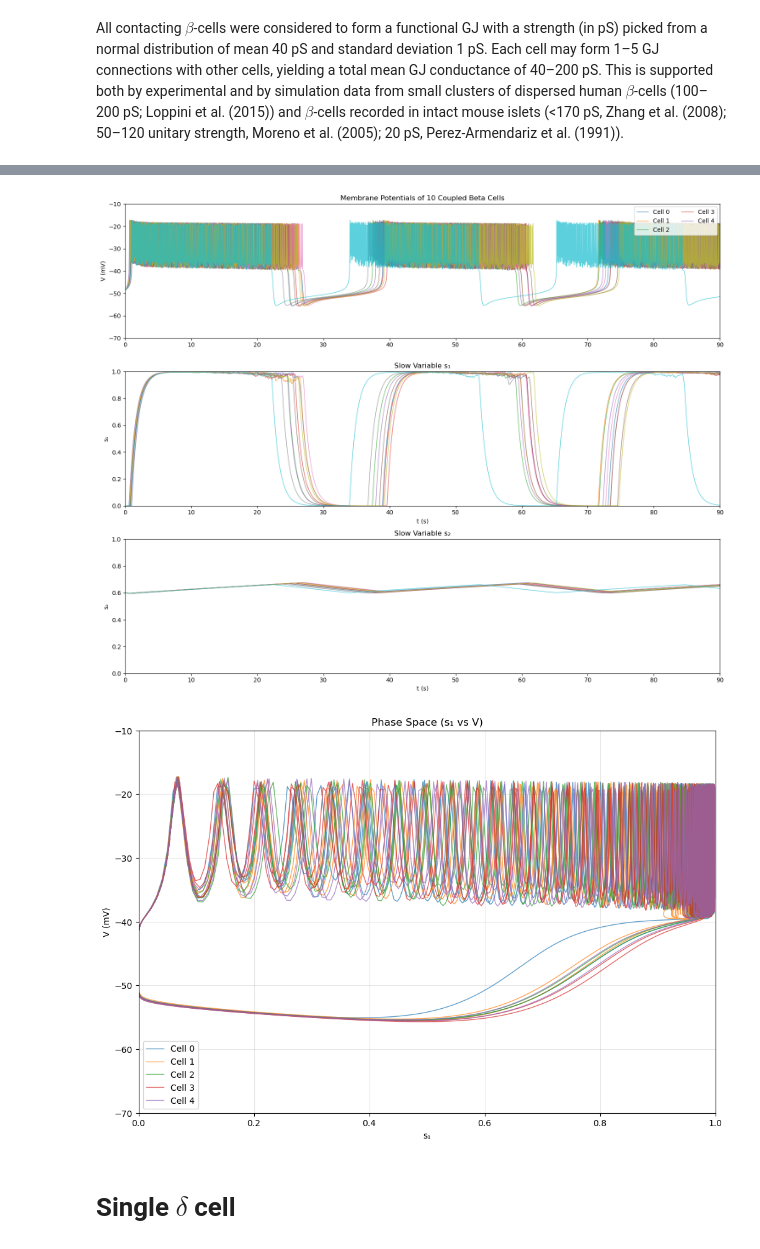
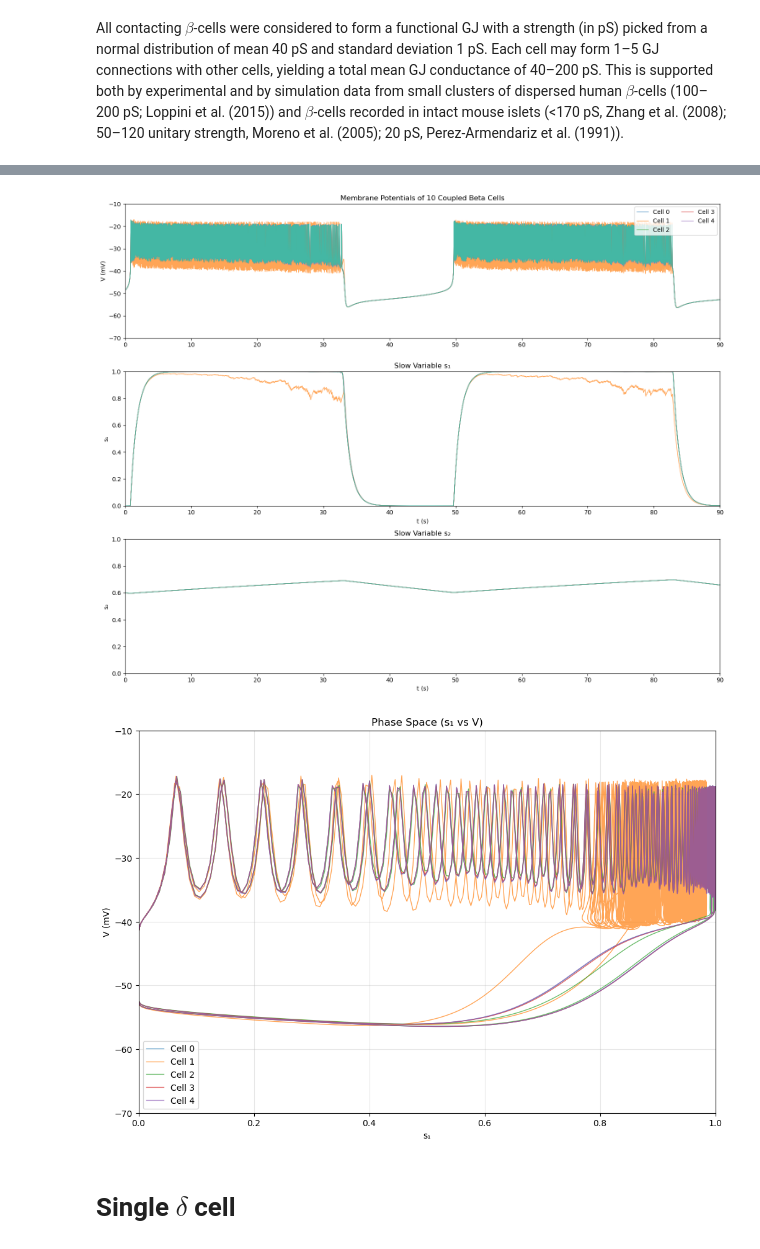
Before and after one commit to caterer-z-t/Synthetic_Secretion, a Jupyter notebook: models/beta_and_delta.ipynb, the cells around one changed output, grey strips where cells are left out. Drawn from its saved outputs; the diff is of its cells as text; code cells hidden in the pictures.

Commit message:
working on coupled beta/delta cell model

```diff
--- a/models/beta_and_delta.ipynb
+++ b/models/beta_and_delta.ipynb
@@ -164,7 +164,7 @@ class SingleBetaCell:
         self.vn = vn
         self.sn = sn
 
-    def dynamics(self, t, x):
+    def dynamics(self, t, x, v_neighbors=0, g_total=0):
         """Calculate the dynamics of the beta cell model"""
         # Unpack variables
         v, n, s1, s2 = x
@@ -183,8 +183,10 @@ class SingleBetaCell:
         is1 = self.gs1 * s1 * (v - self.vk)
         is2 = self.gs2 * s2 * (v - self.vk)
 
+        igj = g_total * (v_neighbors - v) if g_total > 0 else 0
+
         # Differential equations
-        vdot = -(ica + ik + il + is1 + is2) / self.cm
+        vdot = -(ica + ik + il + is1 + is2 - igj) / self.cm
         ndot = self.lambda_ * (ninf - n) / taun
         s1dot = (s1inf - s1) / self.taus1
         s2dot = (s2inf - s2) / self.taus2
@@ -577,10 +594,15 @@ class BetaCellNetwork:
         plt.show()
 # %%
 def main():
-    # Create a network of 10 beta cells
+    # Create a network of 10 beta cells w/ gap junctions
     network = BetaCellNetwork(
-        num_cells=10, mean_gj=150000, std_gj=10000, min_connections=1, max_connections=5
+        num_cells=10, mean_gj=40, std_gj=8, min_connections=1, max_connections=5
     )
+
+    # No gap junctions, de-synchronized
+    # network = BetaCellNetwork(
+    #    num_cells=10, mean_gj=0, std_gj=0, min_connections=1, max_connections=5
+    # )
 
     # Visualize the network
     network.plot_network()
@@ -592,6 +614,5 @@ def main():
     network.plot_results(sol)
 
 
-
 main()
 # %% [output]
@@ -599,5 +620,5 @@ main()
-[figure, old version]
+[figure, new version]
-[figure, old version]
+[figure, new version]
 # %% [markdown]
 # Single $\delta$ cell
 # %%
```
Also changed, not shown: parts of 11 cells of this notebook, 6 other files.
